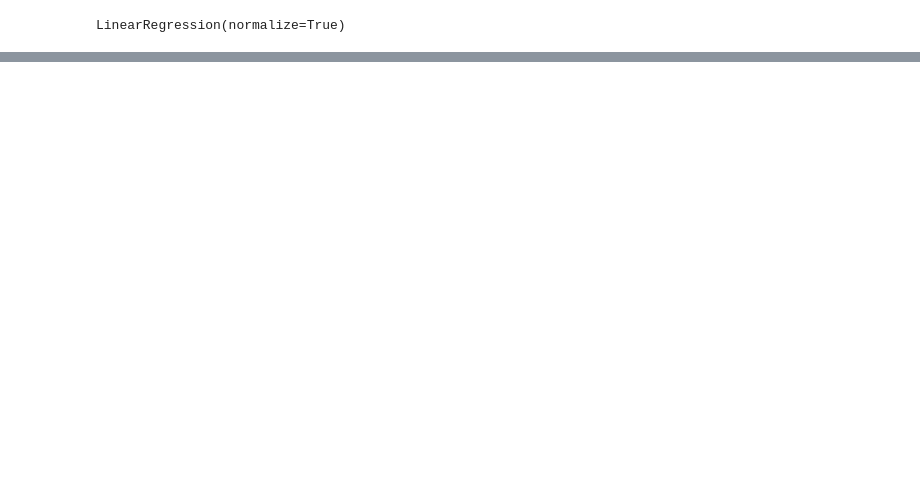
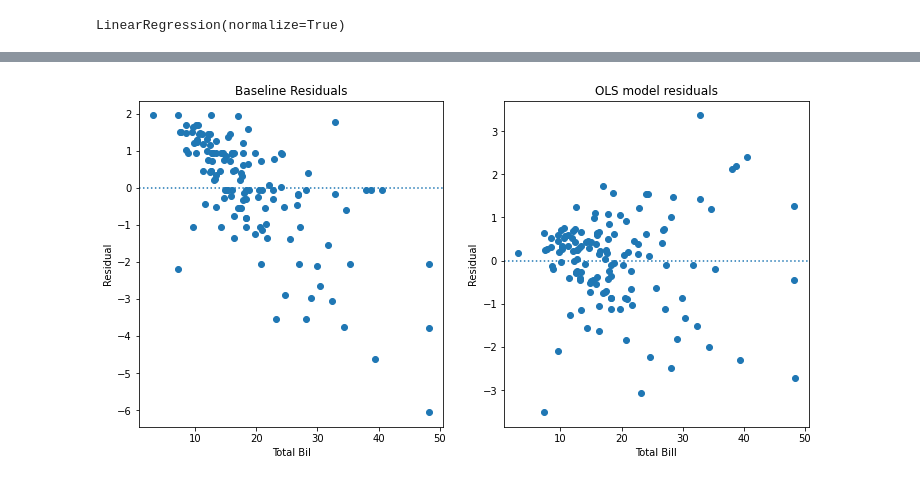
Before and after one commit to NSharick/regression-exercises, a Jupyter notebook: evaluate.ipynb, the cells around one changed output, grey strips where cells are left out. Saved outputs shown, nothing was run; the diff lists cells and outputs as text; code cells hidden in the pictures; blank space fills up the shorter version.

```diff
--- a/evaluate.ipynb
+++ b/evaluate.ipynb
@@ -82,0 +102,5 @@ plt.show()
+# %%
+train['yhat_baseline'] = baseline
+train['residual'] = train['yhat'] - train['tip']
+train['residual_baseline'] = train['yhat_baseline'] - train['tip']
+train.head()
@@ -82,0 +114,18 @@ plt.show()
+# %%
+plt.figure(figsize=(12, 6))
+
+plt.subplot(121)
+plt.scatter(train.total_bill, train.residual_baseline)
+plt.axhline(y = 0, ls = ':')
+plt.xlabel('Total Bil')
+plt.ylabel('Residual')
+plt.title('Baseline Residuals')
+
+plt.subplot(122)
+plt.scatter(train.total_bill, train.residual)
+plt.axhline(y = 0, ls = ':')
+plt.xlabel('Total Bill')
+plt.ylabel('Residual')
+plt.title('OLS model residuals')
+# %% [output]
+[figure, added]
```
Also changed, not shown: parts of 26 cells of this notebook, 1 other file.
